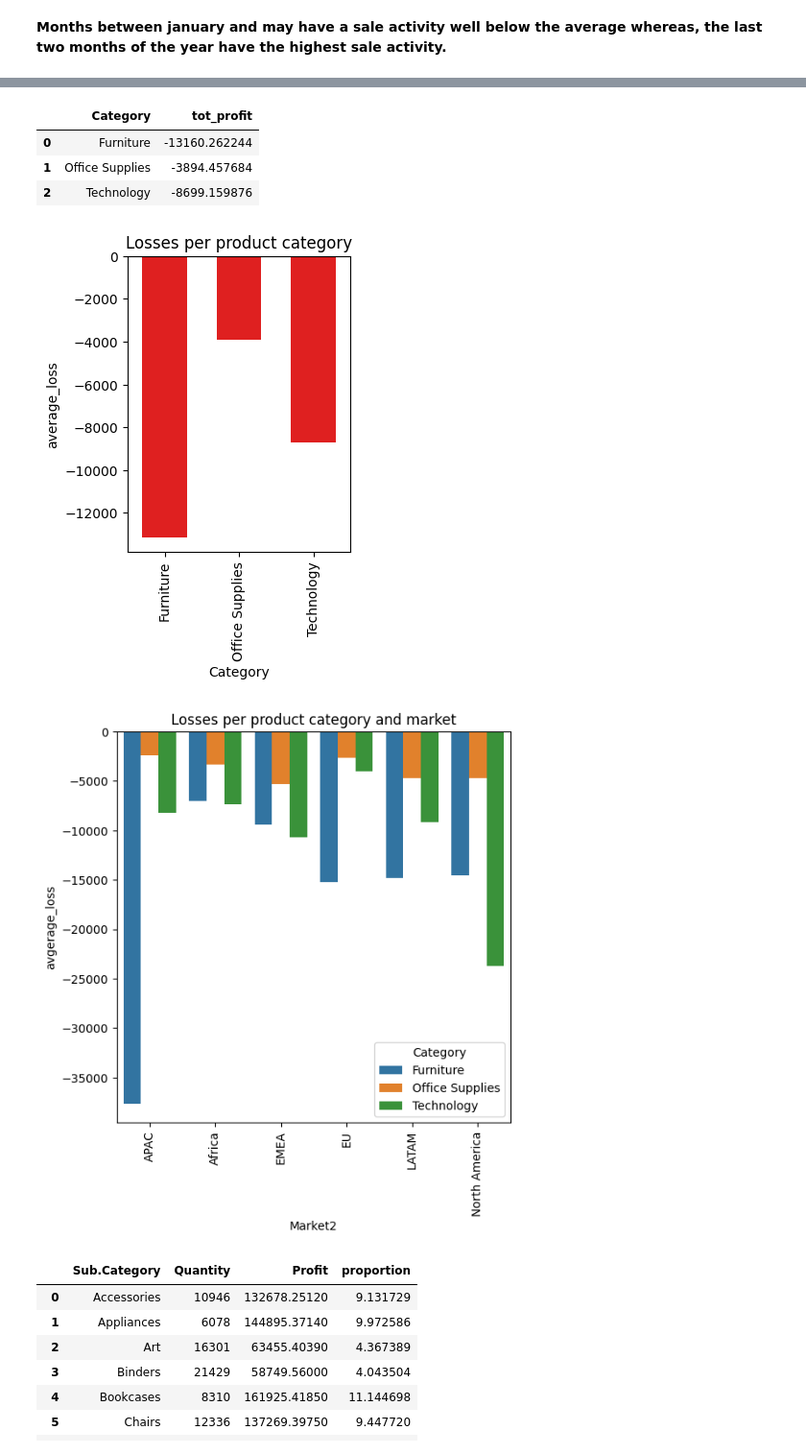
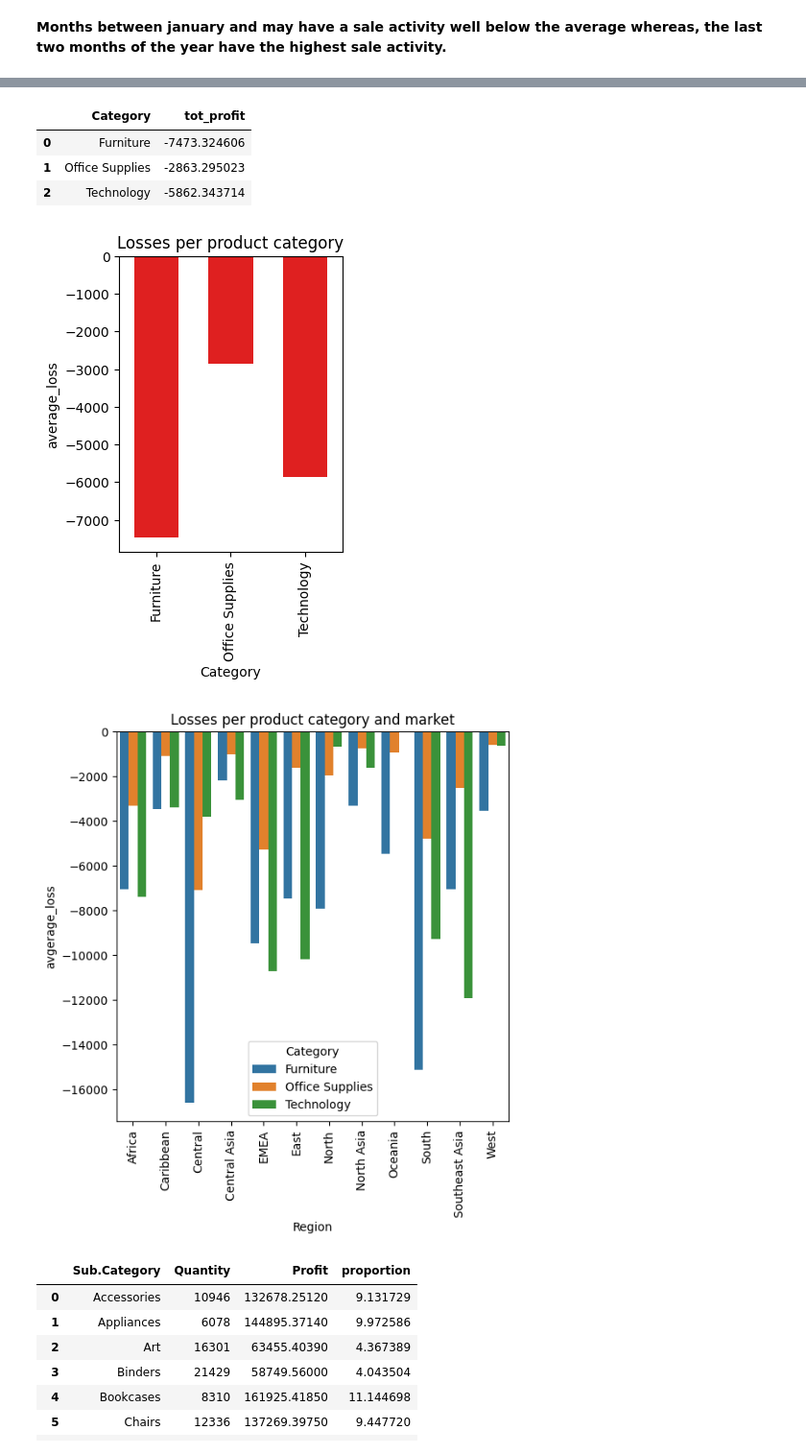
Before and after one commit to derewor/Superstore-Project, a Jupyter notebook: Superstore_analysis.ipynb, the cells around one changed output, grey strips where cells are left out. Shown at 96% size. Drawn from its saved outputs; the diff is of its cells as text; code cells hidden in the pictures.

```diff
--- a/Superstore_analysis.ipynb
+++ b/Superstore_analysis.ipynb
@@ -850,7 +850,8 @@ plt.show()
 **Months between january and may have a sale activity well below the average whereas, the last two months of the year have the highest sale activity.**
 # %%
 # Which product category is the most sold and the most profitable per region?
-stat_category = df.groupby(['Market2','Category','Sub.Category', 'is_disc']).agg(num_order=('Order.ID','count'),
+stat_category = df.groupby(['Region','Category','Sub.Category', 'is_disc']).agg(num_order=('Order.ID','count'),
+                                                                                 sale_volume=('Quantity','sum'),
                                                       tot_profit=('Profit','sum')).reset_index()
 stat_category
 # %% [output]
@@ -899,9 +900,9 @@ avg_loss = neg_profits.groupby('Category')['tot_profit'].mean().reset_index()
 avg_loss
 # %% [output]
 |  | Category | tot_profit |
-| 0 | Furniture | -13160.262244 |
-| 1 | Office Supplies | -3894.457684 |
-| 2 | Technology | -8699.159876 |
+| 0 | Furniture | -7473.324606 |
+| 1 | Office Supplies | -2863.295023 |
+| 2 | Technology | -5862.343714 |
 # %%
 # Average loss per category
 plt.figure(figsize=(3,4))
@@ -911,17 +912,17 @@ plt.title('Losses per product category')
 plt.ylabel('average_loss')
 plt.show()
 # %% [output]
-[figure, old version]
+[figure, new version]
 # %%
 # average loss per category and market
 plt.figure(figsize=(6,6))
-sns.barplot(data=neg_profits, x='Market2', y='tot_profit', hue='Category', errorbar=None)
+sns.barplot(data=neg_profits, x='Region', y='tot_profit', hue='Category', errorbar=None)
 plt.xticks(rotation=90)
 plt.title('Losses per product category and market')
 plt.ylabel('avgerage_loss')
 plt.show()
 # %% [output]
-[figure, old version]
+[figure, new version]
 # %%
 # Which product subcategory is the most sold and the most profitable per region?
 stat_subcategory = df.groupby('Sub.Category')[['Quantity','Profit']].sum().reset_index()
```
Also changed, not shown: parts of 7 cells of this notebook.
